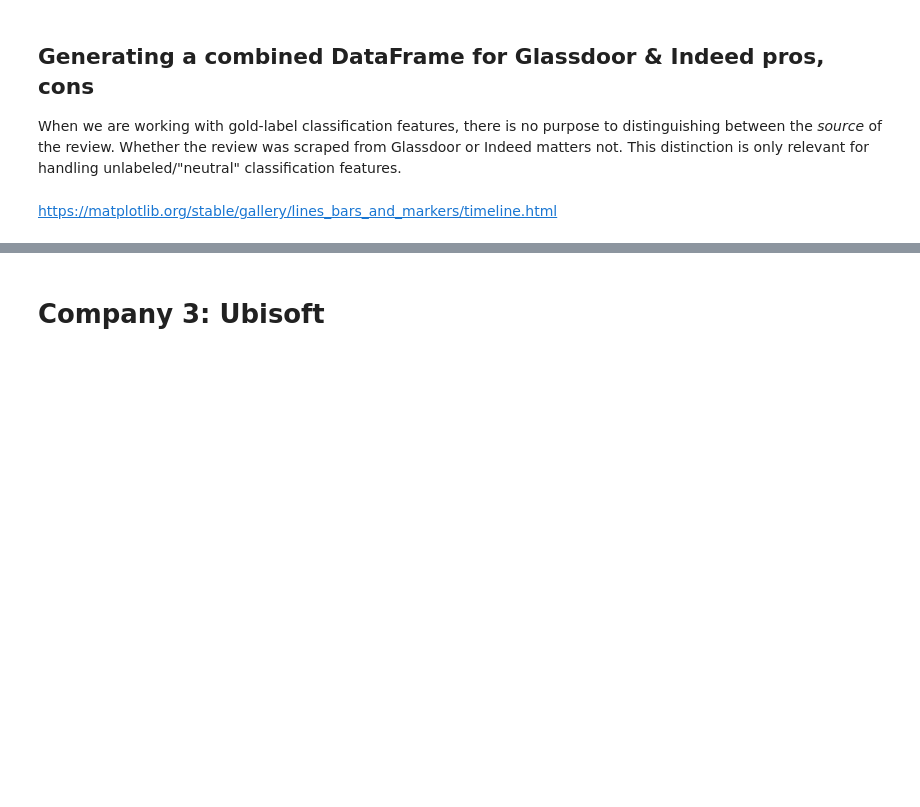
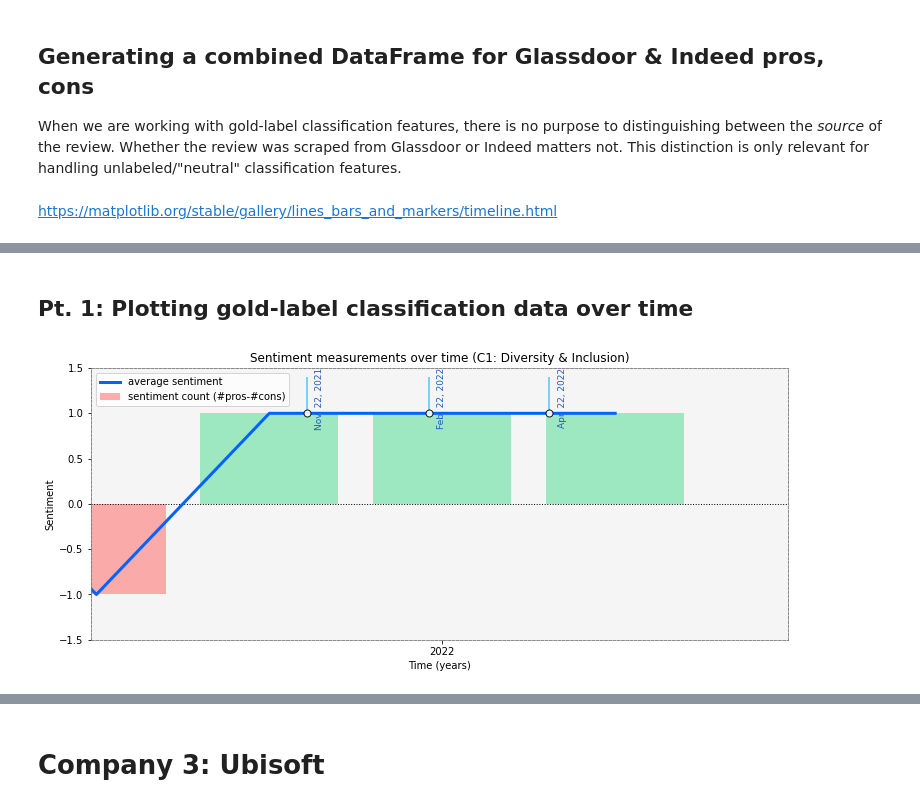
Before and after one commit to michellecchen/cs72_final, a Jupyter notebook: timelines.ipynb, the cells around one changed output, grey strips where cells are left out. Saved outputs shown, nothing was run; the diff lists cells and outputs as text; code cells hidden in the pictures; blank space fills up the shorter version.

```diff
--- a/timelines.ipynb
+++ b/timelines.ipynb
@@ -463,5 +421,16 @@ activision_counts_df_6 = generate_net_sentiment_counts_df(activision_pros_df_6,
 # %%
-# Trimmed histogram (for the lower limit of the x-axis)
+# Generates a "trimmed" bar graph with a superimposed plotted line,
+# wherein x = time (across years), and y = measurement of sentiment.
+# The bar graph pictorially represents the 'sentiment counts' across a
+# stretch of years, where said count is determined by
+# (the number of features labeled as pros that were authored in a timespan)
+# - (the number of features labeled as cons that were authored in that same timespan).
+# The plotted line pictorially represents a 'sentiment average':
+# the sentiment count (just described), divided by
+# the overall number of features authored in that timespan
+# (in other words, number of pros + number of cons).
+
+# (for the lower limit of the x-axis)
 # We don't trim the upper limit of the x-axis because we specifically chose
 # to focus on companies that were *recently* hit with lawsuits, etc.
 # So it is relevant to us how sentiment has changed since those events,
@@ -469,12 +438,13 @@ activision_counts_df_6 = generate_net_sentiment_counts_df(activision_pros_df_6,
 # by nature of our experiment.
 
 # Input:
-#     (1) Time-series dataset, where x = time and y = sentiment measurement
-#     (2) The dates of significant events
-#     (3) Labels (dates, and/or short descriptions) for these events
-
-# prob not
-#     (4) Indices of dates that are to be used as ticks on the x-axis
+#     (1) Time-series dataset, where x = time and y = sentiment measurement,
+#             as a Pandas DF;
+#     (2) The dates of significant events (in MM/DD/YYYY format), as strings;
+#     (3) Annotated labels for these dates, as strings;
+#     (4) Intended title of the plot.
+# Output:
+#     Timeline.
 def plot_histogram_trimmed(df, events, labels, category_title):
 
   figsize(12.5, 5)
@@ -488,6 +458,10 @@ def plot_histogram_trimmed(df, events, labels, category_title):
   first_event_date = datetime.strptime(events[0], "%m/%d/%Y")
   first_event_x_idx = np.argmin(np.abs(df.index.to_pydatetime() - first_event_date))
   x_lower_lim = first_event_x_idx - (len(df.index)/first_event_x_idx)
+  # However, we shouldn't be using this for the lower limit if the first event date
+  # does not precede the first authorship date for reviews in this category.
+  if x_lower_lim < 0:
+    x_lower_lim = 0
   x_upper_lim = len(df.index)
   plt.xlim(x_lower_lim, x_upper_lim)
 
@@ -568,17 +542,15 @@ def plot_histogram_trimmed(df, events, labels, category_title):
       y_max = 0
 
       if y_intercept > 0:       # Positive - draw line trailing upward, green
-        # y_max = y_intercept + 3
-        plt.vlines(x = x_intercept, ymin = y_intercept, ymax = y_upper_lim-1, color='#4CC6FF')
+        plt.vlines(x = x_intercept, ymin = y_intercept, ymax = y_upper_lim-0.1, color='#4CC6FF')
         label = labels[idx]
-        ax.annotate(label, xy=(x_intercept+0.4, y_upper_lim-1), rotation=90, color='#225CB7',
+        ax.annotate(label, xy=(x_intercept+0.1, y_upper_lim), rotation=90, color='#225CB7',
                     horizontalalignment='right', verticalalignment='top', fontsize=9)
 
       else:                     # Negative - draw line trailing downward
-        # y_max = y_intercept - 3
-        plt.vlines(x = x_intercept, ymin = y_intercept, ymax = y_lower_lim+1, color='#4CC6FF')
+        plt.vlines(x = x_intercept, ymin = y_intercept, ymax = y_lower_lim+0.1, color='#4CC6FF')
         label = labels[idx]
-        ax.annotate(label, xy=(x_intercept+0.4, y_lower_lim+1), rotation=90, color='#225CB7',
+        ax.annotate(label, xy=(x_intercept+0.1, y_lower_lim), rotation=90, color='#225CB7',
                     horizontalalignment='right', verticalalignment='bottom', fontsize=9)
 
       # Add marker @ x_intercept, y_intercept
@@ -660,0 +748,9 @@ sony_event_labels = []
+# %%
+sony_event_timeline = ['11/22/2021', '02/22/2022', '04/22/2022', '05/23/2022']
+sony_event_labels = ["Nov. 22, 2021", "Feb. 22, 2022", "Apr. 22, 2022", "May 23, 2022"]
+# %% [markdown]
+## Pt. 1: Plotting gold-label classification data over time
+# %%
+plot_histogram_trimmed(sony_counts_df_1, sony_event_timeline, sony_event_labels, "C1: Diversity & Inclusion")
+# %% [output]
+[figure, added]
```
Also changed, not shown: parts of 95 cells of this notebook, 46 other files.
